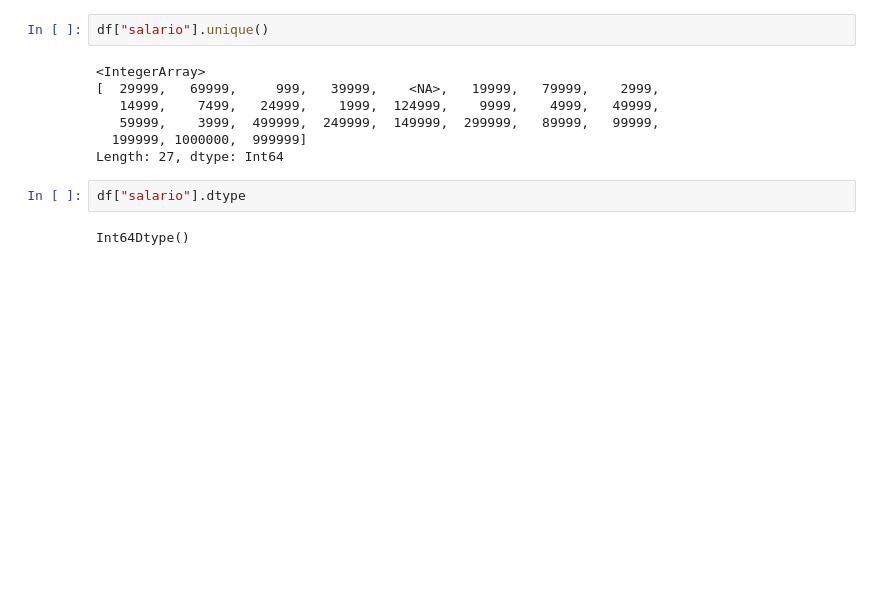
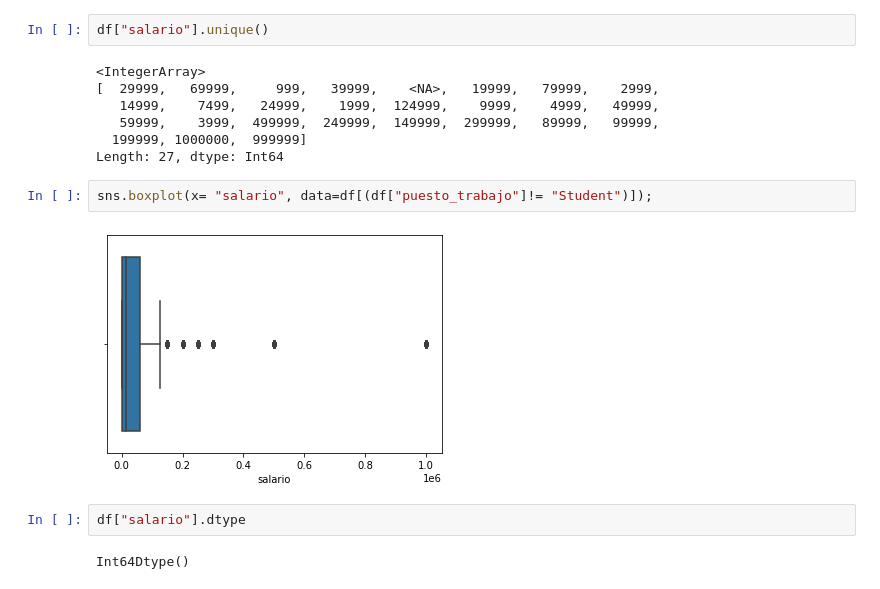
Before and after one commit to paulafuenteg/Kaggle-DS-ML-Survey, a Jupyter notebook: Limpieza/limpieza.ipynb, the cells around one changed output. Cells and saved outputs as stored; diff of their text form; blank space fills up the shorter version.

```diff
--- a/Limpieza/limpieza.ipynb
+++ b/Limpieza/limpieza.ipynb
@@ -496,6 +587,10 @@ df["salario"].unique()
    59999,    3999,  499999,  249999,  149999,  299999,   89999,   99999,
   199999, 1000000,  999999]
 Length: 27, dtype: Int64
+# %%
+sns.boxplot(x= "salario", data=df[(df["puesto_trabajo"]!= "Student")]);
+# %% [output]
+[figure, added]
 # %%
 df["salario"].dtype
 # %% [output]
```
Also changed, not shown: parts of 13 cells of this notebook.
